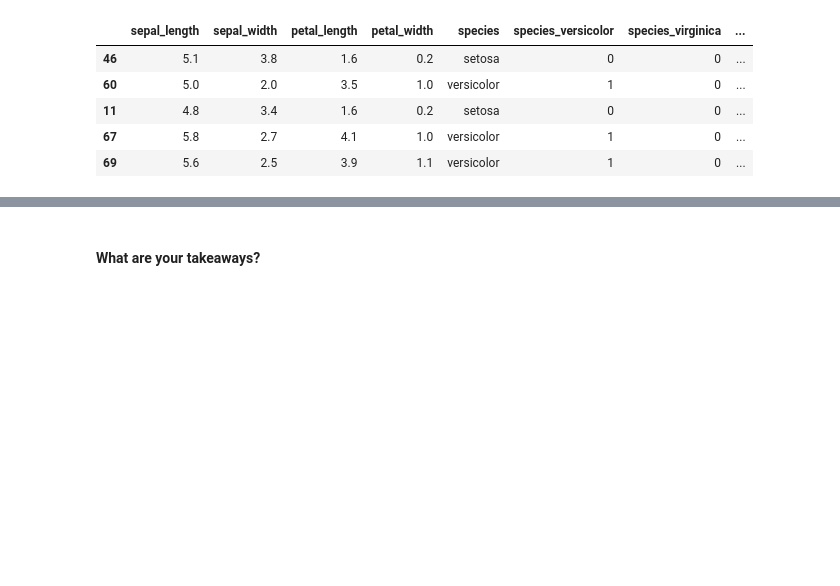
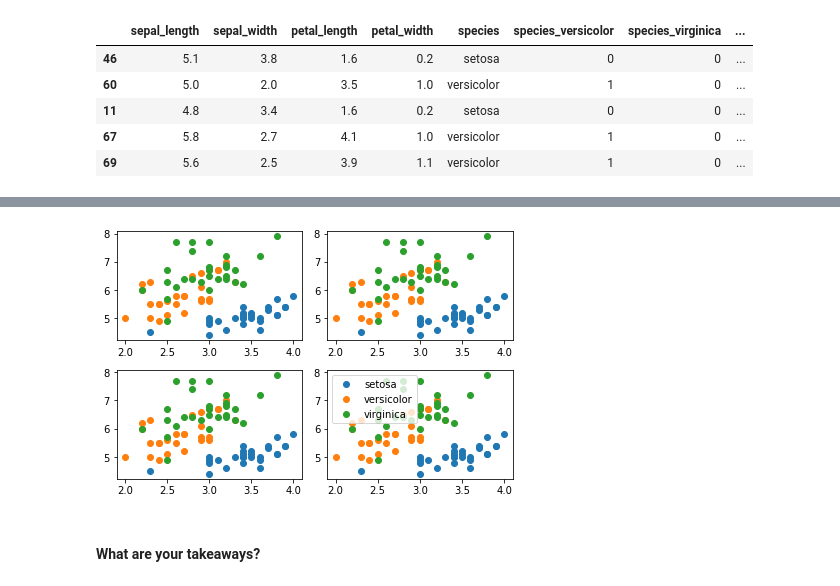
Before and after one commit to david-ryan-alviola/classification-exercises, a Jupyter notebook: classification_exercises.ipynb, the cells around one changed output, grey strips where cells are left out. Cells and saved outputs as stored; diff of their text form; code cells hidden in the pictures; blank space fills up the shorter version.

```diff
--- a/classification_exercises.ipynb
+++ b/classification_exercises.ipynb
@@ -446,4 +446,28 @@ sns.scatterplot(x="sepal_length", y="petal_length", data=train, hue="species")
 [figure]
+# %%
+# alternative solution
+x = "sepal_width"
+y = "sepal_length"
+
+def scatter_by_species(x, y):
+    for species, subset in train.groupby('species'):
+        plt.scatter(subset[x], subset[y], label=species)
+
+# Change x, y to the different vars. Right now, they're all sepal width and length
+plt.subplot(221)
+scatter_by_species(x, y)
+plt.subplot(222)
+scatter_by_species(x, y)
+plt.subplot(223)
+scatter_by_species(x, y)
+plt.subplot(224)
+scatter_by_species(x, y)
+
+plt.tight_layout()
+plt.legend()
+plt.show()
+# %% [output]
+[figure, added]
 # %% [markdown]
 #### What are your takeaways?
 # %% [markdown]
```
Also changed, not shown: parts of 7 cells of this notebook.
